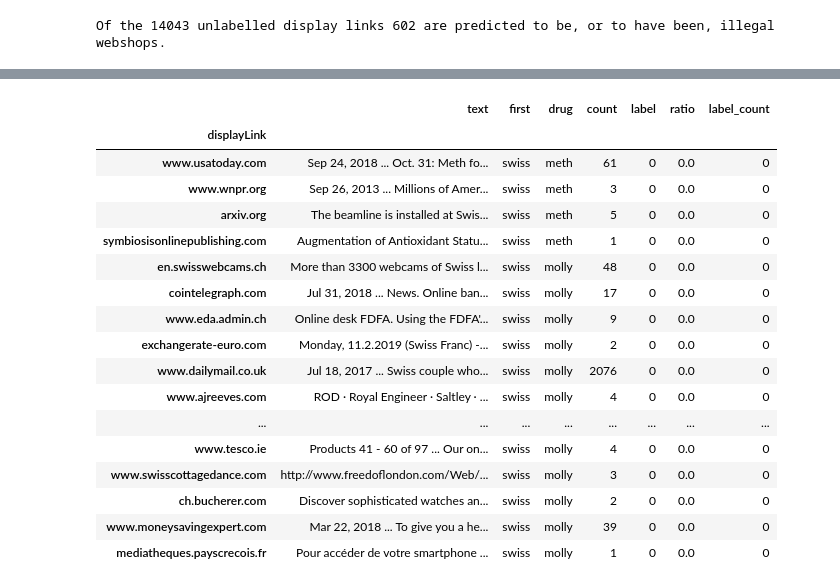
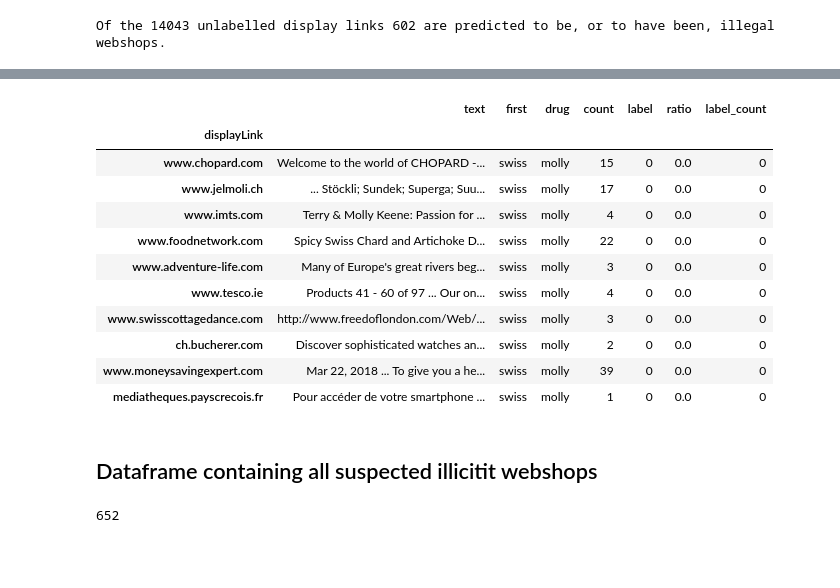
Before and after one commit to miallema/ESC, a Jupyter notebook: src/webshop_classification.ipynb, the cells around one changed output, grey strips where cells are left out. Cells and saved outputs as stored; diff of their text form; code cells hidden in the pictures; blank space fills up the shorter version.

```diff
--- a/src/webshop_classification.ipynb
+++ b/src/webshop_classification.ipynb
@@ -138,21 +132,17 @@ df[df['label']==1].head(20)
 # %%
-df[df['label']==0].tail(20)
+df[df['label']==0].tail(10)
 # %% [output]
 |  | text | first | drug | count | label | ratio | label_count |
 | displayLink |  |  |  |  |  |  |  |
-| www.usatoday.com | Sep 24, 2018 ... Oct. 31: Meth fo... | swiss | meth | 61 | 0 | 0.0 | 0 |
-| www.wnpr.org | Sep 26, 2013 ... Millions of Amer... | swiss | meth | 3 | 0 | 0.0 | 0 |
-| arxiv.org | The beamline is installed at Swis... | swiss | meth | 5 | 0 | 0.0 | 0 |
-| symbiosisonlinepublishing.com | Augmentation of Antioxidant Statu... | swiss | meth | 1 | 0 | 0.0 | 0 |
-| en.swisswebcams.ch | More than 3300 webcams of Swiss l... | swiss | molly | 48 | 0 | 0.0 | 0 |
-| cointelegraph.com | Jul 31, 2018 ... News. Online ban... | swiss | molly | 17 | 0 | 0.0 | 0 |
-| www.eda.admin.ch | Online desk FDFA. Using the FDFA'... | swiss | molly | 9 | 0 | 0.0 | 0 |
-| exchangerate-euro.com | Monday, 11.2.2019 (Swiss Franc) -... | swiss | molly | 2 | 0 | 0.0 | 0 |
-| www.dailymail.co.uk | Jul 18, 2017 ... Swiss couple who... | swiss | molly | 2076 | 0 | 0.0 | 0 |
-| www.ajreeves.com | ROD · Royal Engineer · Saltley · ... | swiss | molly | 4 | 0 | 0.0 | 0 |
-| ... | ... | ... | ... | ... | ... | ... | ... |
+| www.chopard.com | Welcome to the world of CHOPARD -... | swiss | molly | 15 | 0 | 0.0 | 0 |
+| www.jelmoli.ch | ... Stöckli; Sundek; Superga; Suu... | swiss | molly | 17 | 0 | 0.0 | 0 |
+| www.imts.com | Terry & Molly Keene: Passion for ... | swiss | molly | 4 | 0 | 0.0 | 0 |
+| www.foodnetwork.com | Spicy Swiss Chard and Artichoke D... | swiss | molly | 22 | 0 | 0.0 | 0 |
+| www.adventure-life.com | Many of Europe's great rivers beg... | swiss | molly | 3 | 0 | 0.0 | 0 |
 | www.tesco.ie | Products 41 - 60 of 97 ... Our on... | swiss | molly | 4 | 0 | 0.0 | 0 |
 | www.swisscottagedance.com | http://www.freedoflondon.com/Web/... | swiss | molly | 3 | 0 | 0.0 | 0 |
 | ch.bucherer.com | Discover sophisticated watches an... | swiss | molly | 2 | 0 | 0.0 | 0 |
 | www.moneysavingexpert.com | Mar 22, 2018 ... To give you a he... | swiss | molly | 39 | 0 | 0.0 | 0 |
 | mediatheques.payscrecois.fr | Pour accéder de votre smartphone ... | swiss | molly | 1 | 0 | 0.0 | 0 |
+# %% [markdown]
+## Dataframe containing all suspected illicitit webshops
@@ -158,0 +156,4 @@ df[df['label']==0].tail(20)
+# %%
+len(suspected)
+# %% [output]
+652
```
Also changed, not shown: parts of 6 cells of this notebook, 1 other file.
